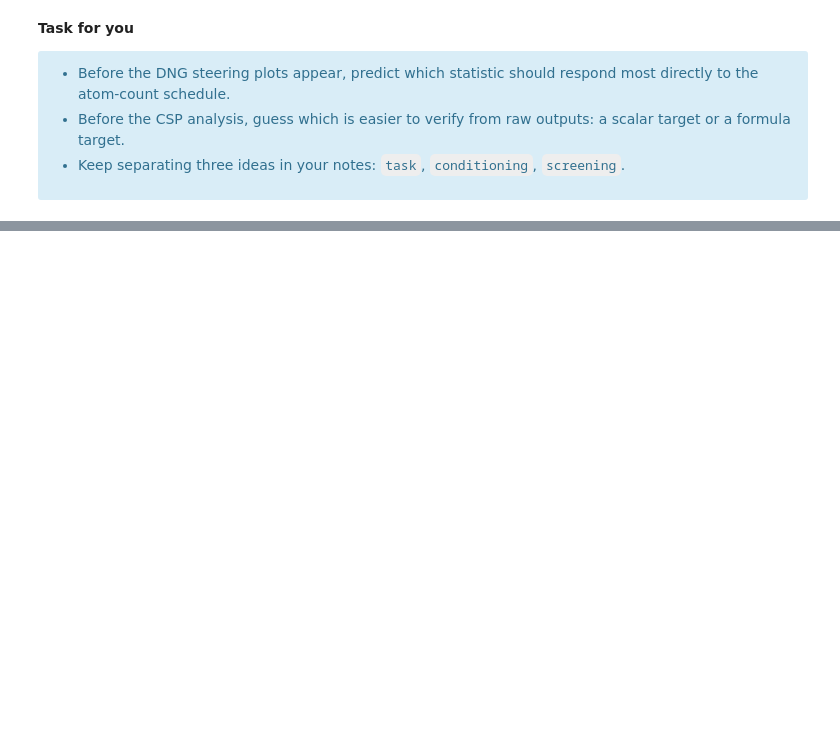
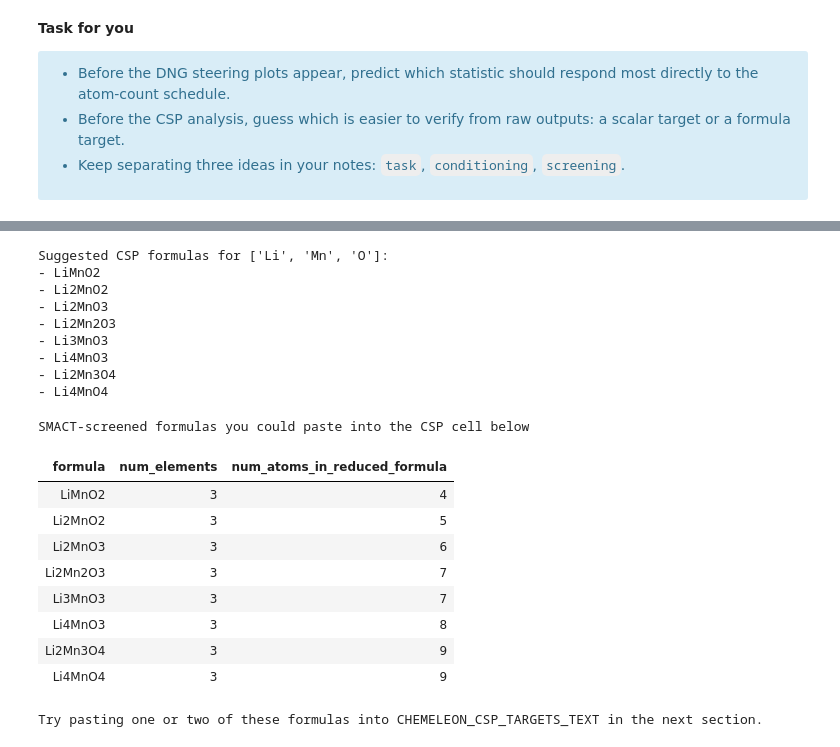
Before and after one commit to ddmms/camml-tutorials, a Jupyter notebook: notebooks/05-generative/chemeleon-crystals.ipynb, the cells around one changed output, grey strips where cells are left out. Cells and saved outputs as stored; diff of their text form; code cells hidden in the pictures; blank space fills up the shorter version.

```diff
--- a/notebooks/05-generative/chemeleon-crystals.ipynb
+++ b/notebooks/05-generative/chemeleon-crystals.ipynb
@@ -519,3 +664,47 @@ dng_sorted_by_density = dng_analysis['sorted_by_density']
+# %%
+SMACT_ELEMENTS_TEXT = globals().get('SMACT_ELEMENTS_TEXT', 'Li, Mn, O')  # @param {type:"string"}
+SMACT_MAX_STOICHIOMETRY = int(globals().get('SMACT_MAX_STOICHIOMETRY', 4))  # @param {type:"integer"}
+SMACT_COMMONALITY = globals().get('SMACT_COMMONALITY', 'medium')  # @param ["low", "medium", "high", "main"]
+
+smact_elements = [item.strip() for item in str(SMACT_ELEMENTS_TEXT).split(',') if item.strip()]
+smact_formula_rows = get_valid_compositions(
+    smact_elements,
+    max_stoichiometry=SMACT_MAX_STOICHIOMETRY,
+    commonality=SMACT_COMMONALITY,
+)
+print(f"Suggested CSP formulas for {smact_elements}:")
+for row in smact_formula_rows[:10]:
+    print('-', row['formula'])
+if smact_formula_rows:
+    render_rank_table(
+        'SMACT-screened formulas you could paste into the CSP cell below',
+        smact_formula_rows[:10],
+        ['formula', 'num_elements', 'num_atoms_in_reduced_formula'],
+    )
+    print('Try pasting one or two of these formulas into CHEMELEON_CSP_TARGETS_TEXT in the next section.')
+else:
+    print('No charge-balanced formulas were found for this element set and commonality threshold.')
+# %% [output]
+Suggested CSP formulas for ['Li', 'Mn', 'O']:
+- LiMnO2
+- Li2MnO2
+- Li2MnO3
+- Li2Mn2O3
+- Li3MnO3
+- Li4MnO3
+- Li2Mn3O4
+- Li4MnO4
+SMACT-screened formulas you could paste into the CSP cell below
+| formula | num_elements | num_atoms_in_reduced_formula |
+| LiMnO2 | 3 | 4 |
+| Li2MnO2 | 3 | 5 |
+| Li2MnO3 | 3 | 6 |
+| Li2Mn2O3 | 3 | 7 |
+| Li3MnO3 | 3 | 7 |
+| Li4MnO3 | 3 | 8 |
+| Li2Mn3O4 | 3 | 9 |
+| Li4MnO4 | 3 | 9 |
+Try pasting one or two of these formulas into CHEMELEON_CSP_TARGETS_TEXT in the next section.
 # %% [markdown]
 ## 5) CSP quickstart: formula-conditioned generation
 
```
Also changed, not shown: parts of 23 cells of this notebook, 5 other files.
